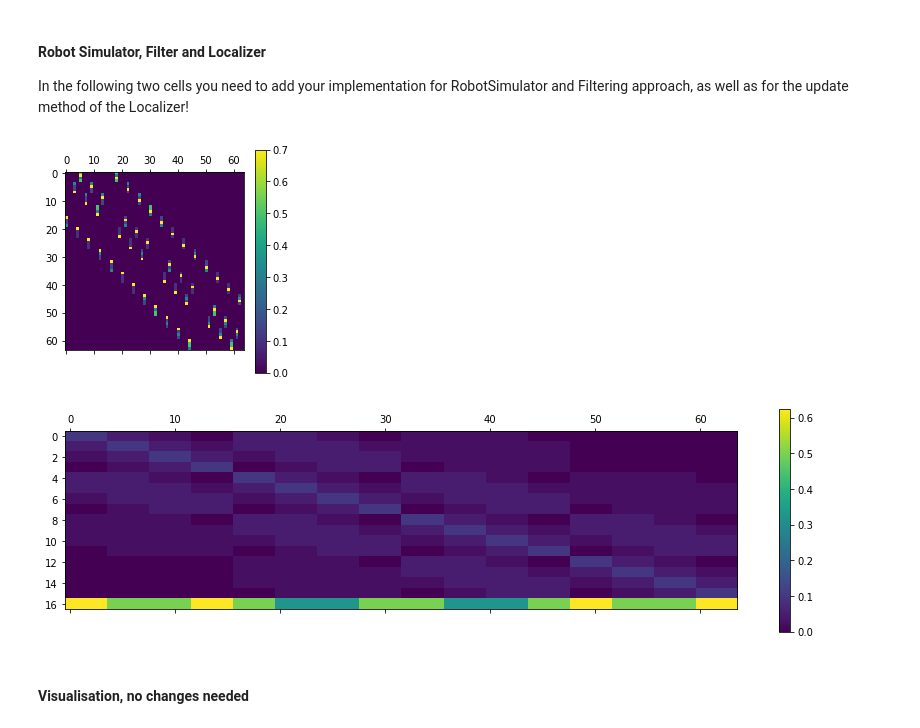
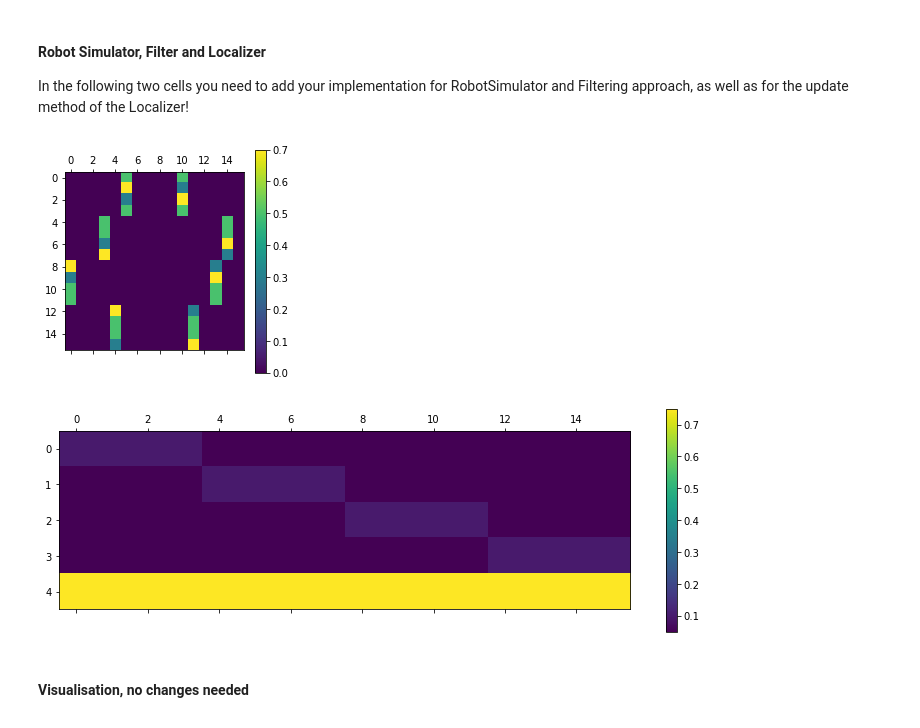
Before and after one commit to Filipalberius/edap01-Assinment3, a Jupyter notebook: RobotLocHandoutPython_updatedFeb22.ipynb, the cells around one changed output. Drawn from its saved outputs; the diff is of its cells as text; code cells hidden in the pictures.

```diff
--- a/RobotLocHandoutPython_updatedFeb22.ipynb
+++ b/RobotLocHandoutPython_updatedFeb22.ipynb
@@ -241,10 +241,15 @@ In the following two cells you need to add your implementation for RobotSimulato
 # Add your Robot Simulator here
 class RobotSim:
 
+    def __init__(self, stateModel, tm, om):
+        self.__sm = stateModel
+        self.__tm = tm
+        self.__om = om
+
     # returns a new state given the current one
-    def newState(state, transitionModel):
+    def newState(self, state):
 
-        probs = transitionModel.getT()[state]
+        probs = self.__tm.getT()[state]
         possibleStates = range(len(probs))
 
         newState = random.choices(possibleStates, probs)
@@ -253,17 +258,17 @@ class RobotSim:
 
 
     # returns a sensor reading given the current state
-    def sensorReading(trueState, stateModel, observationModel):
+    def sensorReading(self, trueState):
 
-        dimension = observationModel.getNrOfReadings()
+        dimension = self.__om.getNrOfReadings()
 
         probs = np.zeros(dimension)
 
-        [trueX,trueY] = stateModel.robotStateToXY(trueState)
+        [trueX,trueY] = self.__sm.robotStateToXY(trueState)
 
         for i in range(dimension):
-            [tempX,tempY] = stateModel.sensorStateToXY(i)
-            probs[i] = observationModel.getOrXY(tempX,tempY,trueX,trueY)
+            [tempX,tempY] = self.__sm.sensorStateToXY(i)
+            probs[i] = self.__om.getOrXY(tempX,tempY,trueX,trueY)
 
         choices = list(range(len(probs)-1))
         choices += [None]
@@ -276,12 +281,16 @@ class RobotSim:
 # Add your Filtering approach here (or within the Localiser, that is your choice!)
 class HMMFilter:
 
+    def __init__(self, tm, om):
+        self.__tm = tm
+        self.__om = om
+
     # produces a vector of probabilities that the robot is in a specific state
-    def forwardFilter(probs, sensorReading, observationModel, transitionModel):
+    def forwardFilter(self, probs, sensorReading):
 
         #prepare matrixes
-        O = np.diag(observationModel.getOr(sensorReading))
-        Tt = transitionModel.getT_transp()
+        O = np.diag(self.__om.getOr(sensorReading))
+        Tt = self.__tm.getT_transp()
 
         probs = O@Tt@probs
 
@@ -300,6 +309,9 @@ class Localizer:
 
         self.__tm = TransitionModel(self.__stateModel)
         self.__om = ObservationModel(self.__stateModel)
+
+        self.__robotSim = RobotSim(self.__stateModel, self.__tm, self.__om)
+        self.__hmm = HMMFilter(self.__tm, self.__om)
 
         # change in initialise in case you want to start out with something else...
         self.initialise()
@@ -387,21 +399,21 @@ class Localizer:
     def update(self):
 
         # robot sim takes 1 step
-        self.__trueState = RobotSim.newState(self.__trueState, self.__tm)
+        self.__trueState = self.__robotSim.newState(self.__trueState)
         TrueStateX, TrueStateY, TrueStateHeading = self.__stateModel.robotStateToXYH(self.__trueState)
 
         # robot sim produces sensor reading
         ret = False # in case the sensor reading is "nothing" this is kept...
         sensorReadingX = -1
         sensorReadingY = -1
-        self.__sense = RobotSim.sensorReading(self.__trueState, self.__stateModel, self.__om)
+        self.__sense = self.__robotSim.sensorReading(self.__trueState)
 
         if self.__sense != None :
             sensorReadingX, sensorReadingY = self.__stateModel.sensorStateToXY(self.__sense)
             ret = True
 
         # approximation of location is calculated
-        probs = HMMFilter.forwardFilter(self.__probs, self.__sense, self.__om, self.__tm)
+        probs = self.__hmm.forwardFilter(self.__probs, self.__sense)
         self.__probs = probs
 
         #evaluation (correctEstimates funkar inte)
@@ -416,22 +428,22 @@ class Localizer:
 # %%
 # Testing the models
 
-states = StateModel(4, 4)
+states = StateModel(2, 2)
 loc = Localizer(states)
 tMat = loc.getTransitionModel()
 sVecs = loc.getObservationModel()
 tMat.plotTMatrix()
 sVecs.plotODiags()
 
 #print(sVecs.getOr(0))
 #print(sVecs.getOr(None))
 
 #print(loc.update())
 
 vals = loc.update()
 # %% [output]
-[figure, old version]
+[figure, new version]
-[figure, old version]
+[figure, new version]
 # %% [markdown]
 #### Visualisation, no changes needed
 # %%
```
Also changed, not shown: parts of 2 cells of this notebook, 3 other files.
